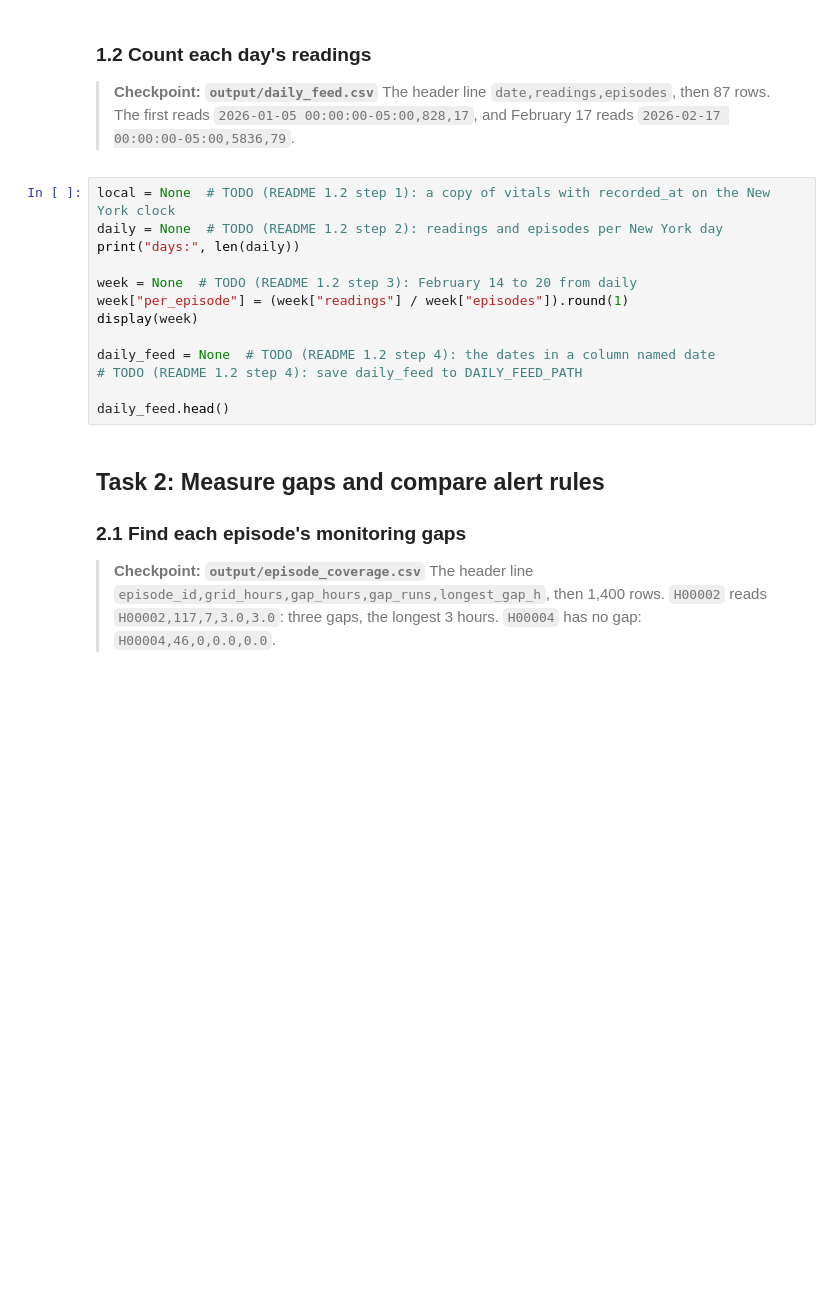
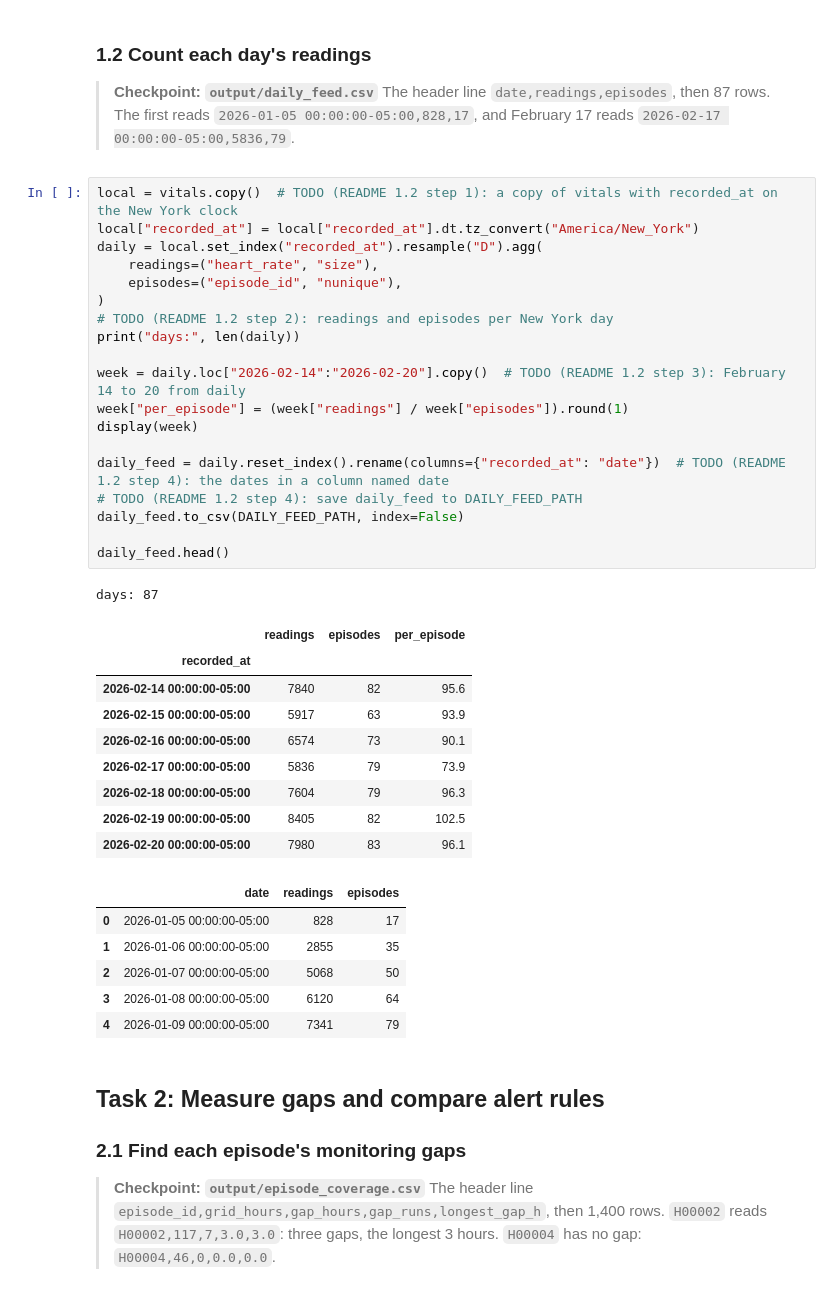
Before and after one commit to Qiyun506/ds217-26f-09, a Jupyter notebook: assignment.ipynb, the cells around one changed output. Saved outputs shown, nothing was run; the diff lists cells and outputs as text; blank space fills up the shorter version.

```diff
--- a/assignment.ipynb
+++ b/assignment.ipynb
@@ -71,18 +96,41 @@ vitals.head()
 > **Checkpoint: `output/daily_feed.csv`**
 > The header line `date,readings,episodes`, then 87 rows. The first reads `2026-01-05 00:00:00-05:00,828,17`, and February 17 reads `2026-02-17 00:00:00-05:00,5836,79`.
 # %%
-local = None  # TODO (README 1.2 step 1): a copy of vitals with recorded_at on the New York clock
-daily = None  # TODO (README 1.2 step 2): readings and episodes per New York day
+local = vitals.copy()  # TODO (README 1.2 step 1): a copy of vitals with recorded_at on the New York clock
+local["recorded_at"] = local["recorded_at"].dt.tz_convert("America/New_York")
+daily = local.set_index("recorded_at").resample("D").agg(
+    readings=("heart_rate", "size"),
+    episodes=("episode_id", "nunique"),
+)
+# TODO (README 1.2 step 2): readings and episodes per New York day
 print("days:", len(daily))
 
-week = None  # TODO (README 1.2 step 3): February 14 to 20 from daily
+week = daily.loc["2026-02-14":"2026-02-20"].copy()  # TODO (README 1.2 step 3): February 14 to 20 from daily
 week["per_episode"] = (week["readings"] / week["episodes"]).round(1)
 display(week)
 
-daily_feed = None  # TODO (README 1.2 step 4): the dates in a column named date
+daily_feed = daily.reset_index().rename(columns={"recorded_at": "date"})  # TODO (README 1.2 step 4): the dates in a column named date
 # TODO (README 1.2 step 4): save daily_feed to DAILY_FEED_PATH
+daily_feed.to_csv(DAILY_FEED_PATH, index=False)
 
 daily_feed.head()
+# %% [output]
+days: 87
+|  | readings | episodes | per_episode |
+| recorded_at |  |  |  |
+| 2026-02-14 00:00:00-05:00 | 7840 | 82 | 95.6 |
+| 2026-02-15 00:00:00-05:00 | 5917 | 63 | 93.9 |
+| 2026-02-16 00:00:00-05:00 | 6574 | 73 | 90.1 |
+| 2026-02-17 00:00:00-05:00 | 5836 | 79 | 73.9 |
+| 2026-02-18 00:00:00-05:00 | 7604 | 79 | 96.3 |
+| 2026-02-19 00:00:00-05:00 | 8405 | 82 | 102.5 |
+| 2026-02-20 00:00:00-05:00 | 7980 | 83 | 96.1 |
+|  | date | readings | episodes |
+| 0 | 2026-01-05 00:00:00-05:00 | 828 | 17 |
+| 1 | 2026-01-06 00:00:00-05:00 | 2855 | 35 |
+| 2 | 2026-01-07 00:00:00-05:00 | 5068 | 50 |
+| 3 | 2026-01-08 00:00:00-05:00 | 6120 | 64 |
+| 4 | 2026-01-09 00:00:00-05:00 | 7341 | 79 |
 # %% [markdown]
 ## Task 2: Measure gaps and compare alert rules
 
```
Also changed, not shown: parts of 10 cells of this notebook, 7 other files.
